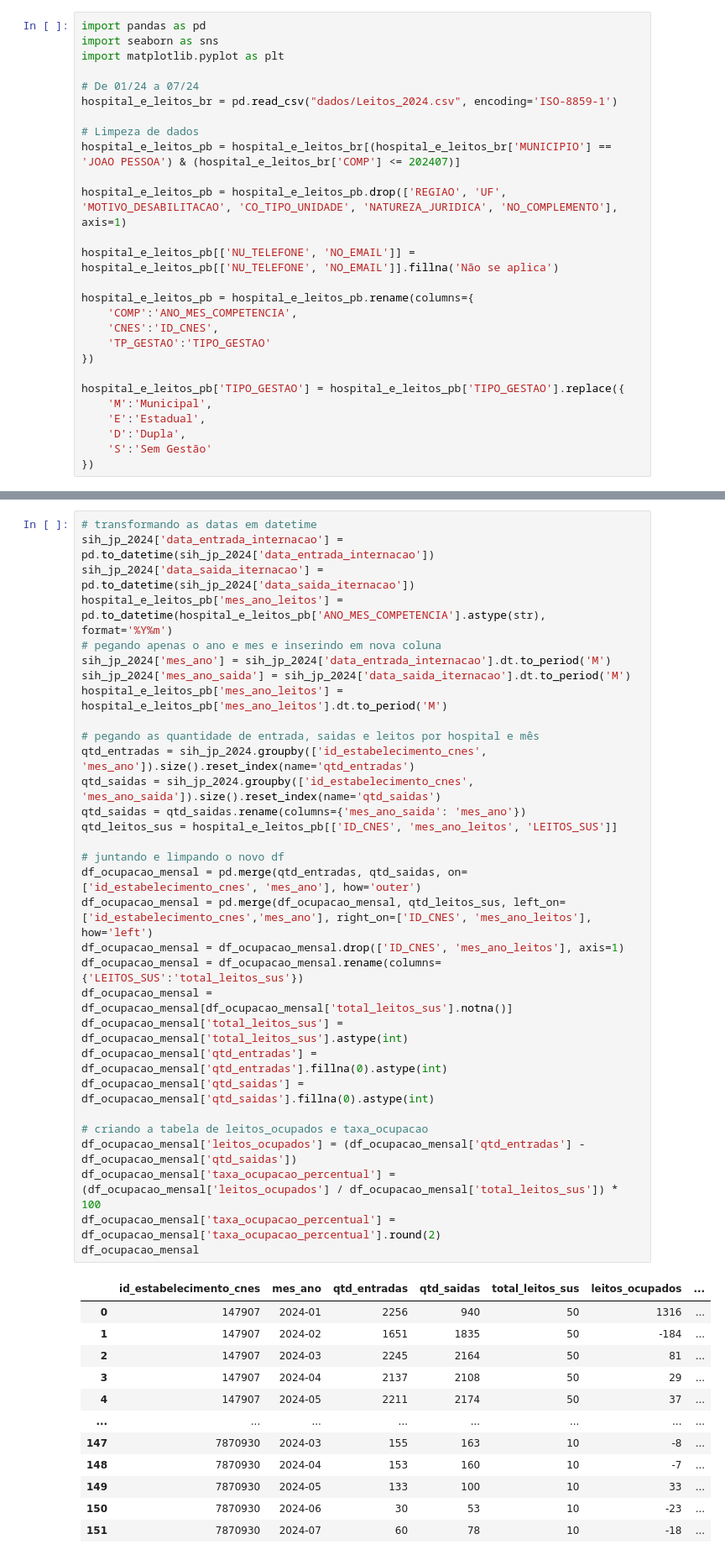
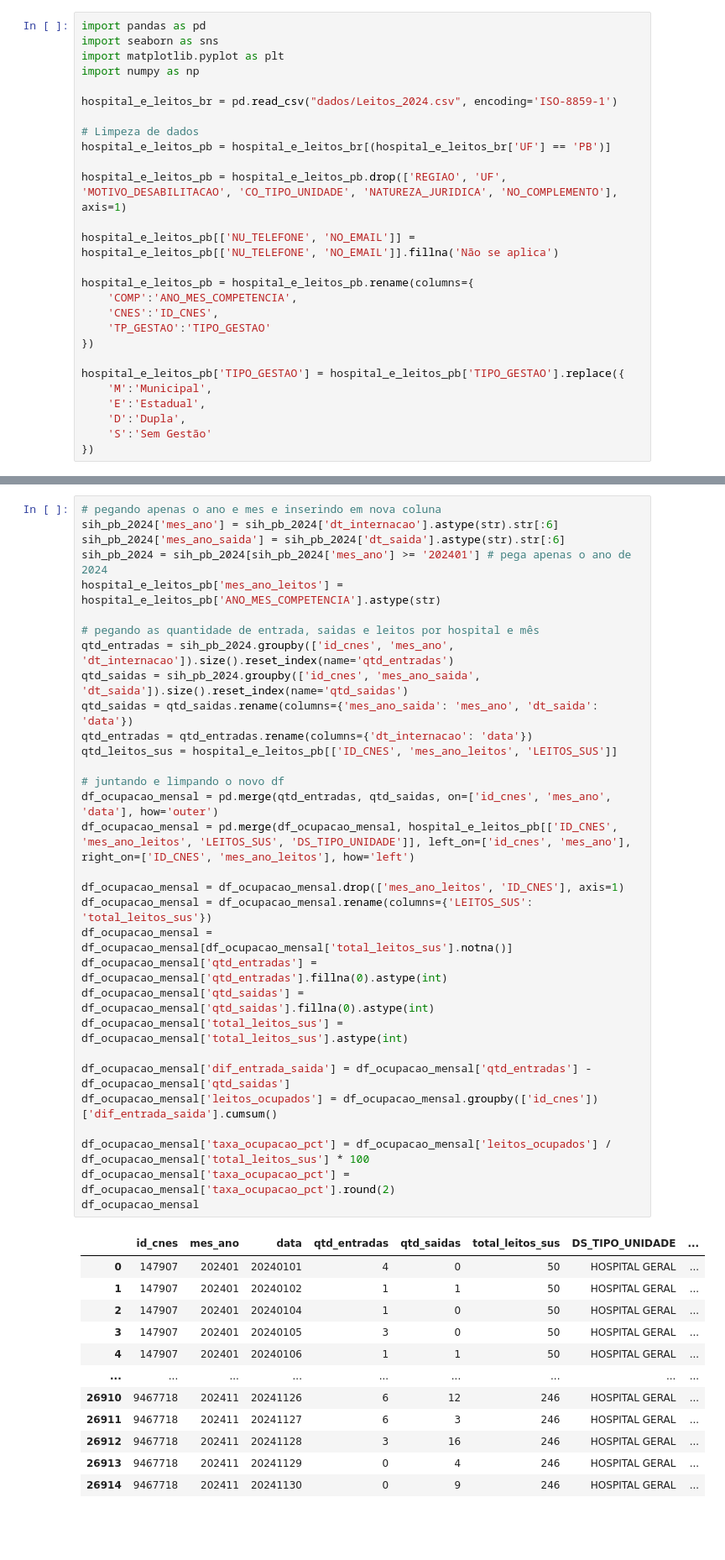
Before and after one commit to ceciliapaiva/analise-superlotacao-hospitais-pb, a Jupyter notebook: relatorio.ipynb, the cells around one changed output, grey strips where cells are left out. Shown at 84% size. Cells and saved outputs as stored; diff of their text form; blank space fills up the shorter version.

```diff
--- a/relatorio.ipynb
+++ b/relatorio.ipynb
@@ -5,12 +5,12 @@ Fonte: OpenDataSUS
 import pandas as pd
 import seaborn as sns
 import matplotlib.pyplot as plt
+import numpy as np
 
-# De 01/24 a 07/24
 hospital_e_leitos_br = pd.read_csv("dados/Leitos_2024.csv", encoding='ISO-8859-1')
 
 # Limpeza de dados
-hospital_e_leitos_pb = hospital_e_leitos_br[(hospital_e_leitos_br['MUNICIPIO'] == 'JOAO PESSOA') & (hospital_e_leitos_br['COMP'] <= 202407)]
+hospital_e_leitos_pb = hospital_e_leitos_br[(hospital_e_leitos_br['UF'] == 'PB')]
 
 hospital_e_leitos_pb = hospital_e_leitos_pb.drop(['REGIAO', 'UF', 'MOTIVO_DESABILITACAO', 'CO_TIPO_UNIDADE', 'NATUREZA_JURIDICA', 'NO_COMPLEMENTO'], axis=1)
 
@@ -43,46 +69,46 @@ sih_jp_2024[['id_cid_principal', 'id_cid_principal_subcategoria']] = sih_jp_2024
 ### DataFrame com o fluxo de internações e capacidade em leitos do SUS
 Os dados são de janeiro até julho de 2024
 # %%
-# transformando as datas em datetime
-sih_jp_2024['data_entrada_internacao'] = pd.to_datetime(sih_jp_2024['data_entrada_internacao'])
-sih_jp_2024['data_saida_iternacao'] = pd.to_datetime(sih_jp_2024['data_saida_iternacao'])
-hospital_e_leitos_pb['mes_ano_leitos'] = pd.to_datetime(hospital_e_leitos_pb['ANO_MES_COMPETENCIA'].astype(str), format='%Y%m')
 # pegando apenas o ano e mes e inserindo em nova coluna
-sih_jp_2024['mes_ano'] = sih_jp_2024['data_entrada_internacao'].dt.to_period('M')
-sih_jp_2024['mes_ano_saida'] = sih_jp_2024['data_saida_iternacao'].dt.to_period('M')
-hospital_e_leitos_pb['mes_ano_leitos'] = hospital_e_leitos_pb['mes_ano_leitos'].dt.to_period('M')
+sih_pb_2024['mes_ano'] = sih_pb_2024['dt_internacao'].astype(str).str[:6]
+sih_pb_2024['mes_ano_saida'] = sih_pb_2024['dt_saida'].astype(str).str[:6]
+sih_pb_2024 = sih_pb_2024[sih_pb_2024['mes_ano'] >= '202401'] # pega apenas o ano de 2024
+hospital_e_leitos_pb['mes_ano_leitos'] = hospital_e_leitos_pb['ANO_MES_COMPETENCIA'].astype(str)
 
 # pegando as quantidade de entrada, saidas e leitos por hospital e mês
-qtd_entradas = sih_jp_2024.groupby(['id_estabelecimento_cnes', 'mes_ano']).size().reset_index(name='qtd_entradas')
-qtd_saidas = sih_jp_2024.groupby(['id_estabelecimento_cnes', 'mes_ano_saida']).size().reset_index(name='qtd_saidas')
-qtd_saidas = qtd_saidas.rename(columns={'mes_ano_saida': 'mes_ano'})
+qtd_entradas = sih_pb_2024.groupby(['id_cnes', 'mes_ano', 'dt_internacao']).size().reset_index(name='qtd_entradas')
+qtd_saidas = sih_pb_2024.groupby(['id_cnes', 'mes_ano_saida', 'dt_saida']).size().reset_index(name='qtd_saidas')
+qtd_saidas = qtd_saidas.rename(columns={'mes_ano_saida': 'mes_ano', 'dt_saida': 'data'})
+qtd_entradas = qtd_entradas.rename(columns={'dt_internacao': 'data'})
 qtd_leitos_sus = hospital_e_leitos_pb[['ID_CNES', 'mes_ano_leitos', 'LEITOS_SUS']]
 
 # juntando e limpando o novo df
-df_ocupacao_mensal = pd.merge(qtd_entradas, qtd_saidas, on=['id_estabelecimento_cnes', 'mes_ano'], how='outer')
-df_ocupacao_mensal = pd.merge(df_ocupacao_mensal, qtd_leitos_sus, left_on=['id_estabelecimento_cnes','mes_ano'], right_on=['ID_CNES', 'mes_ano_leitos'], how='left')
-df_ocupacao_mensal = df_ocupacao_mensal.drop(['ID_CNES', 'mes_ano_leitos'], axis=1)
-df_ocupacao_mensal = df_ocupacao_mensal.rename(columns= {'LEITOS_SUS':'total_leitos_sus'})
+df_ocupacao_mensal = pd.merge(qtd_entradas, qtd_saidas, on=['id_cnes', 'mes_ano', 'data'], how='outer')
+df_ocupacao_mensal = pd.merge(df_ocupacao_mensal, hospital_e_leitos_pb[['ID_CNES', 'mes_ano_leitos', 'LEITOS_SUS', 'DS_TIPO_UNIDADE']], left_on=['id_cnes', 'mes_ano'], right_on=['ID_CNES', 'mes_ano_leitos'], how='left')
+
+df_ocupacao_mensal = df_ocupacao_mensal.drop(['mes_ano_leitos', 'ID_CNES'], axis=1)
+df_ocupacao_mensal = df_ocupacao_mensal.rename(columns={'LEITOS_SUS': 'total_leitos_sus'})
 df_ocupacao_mensal = df_ocupacao_mensal[df_ocupacao_mensal['total_leitos_sus'].notna()]
-df_ocupacao_mensal['total_leitos_sus'] = df_ocupacao_mensal['total_leitos_sus'].astype(int)
 df_ocupacao_mensal['qtd_entradas'] = df_ocupacao_mensal['qtd_entradas'].fillna(0).astype(int)
 df_ocupacao_mensal['qtd_saidas'] = df_ocupacao_mensal['qtd_saidas'].fillna(0).astype(int)
+df_ocupacao_mensal['total_leitos_sus'] = df_ocupacao_mensal['total_leitos_sus'].astype(int)
 
-# criando a tabela de leitos_ocupados e taxa_ocupacao
-df_ocupacao_mensal['leitos_ocupados'] = (df_ocupacao_mensal['qtd_entradas'] - df_ocupacao_mensal['qtd_saidas'])
-df_ocupacao_mensal['taxa_ocupacao_percentual'] = (df_ocupacao_mensal['leitos_ocupados'] / df_ocupacao_mensal['total_leitos_sus']) * 100
-df_ocupacao_mensal['taxa_ocupacao_percentual'] = df_ocupacao_mensal['taxa_ocupacao_percentual'].round(2)
+df_ocupacao_mensal['dif_entrada_saida'] = df_ocupacao_mensal['qtd_entradas'] - df_ocupacao_mensal['qtd_saidas']
+df_ocupacao_mensal['leitos_ocupados'] = df_ocupacao_mensal.groupby(['id_cnes'])['dif_entrada_saida'].cumsum()
+
+df_ocupacao_mensal['taxa_ocupacao_pct'] = df_ocupacao_mensal['leitos_ocupados'] / df_ocupacao_mensal['total_leitos_sus'] * 100
+df_ocupacao_mensal['taxa_ocupacao_pct'] = df_ocupacao_mensal['taxa_ocupacao_pct'].round(2)
 df_ocupacao_mensal
 # %% [output]
-|  | id_estabelecimento_cnes | mes_ano | qtd_entradas | qtd_saidas | total_leitos_sus | leitos_ocupados | ... |
-| 0 | 147907 | 2024-01 | 2256 | 940 | 50 | 1316 | ... |
-| 1 | 147907 | 2024-02 | 1651 | 1835 | 50 | -184 | ... |
-| 2 | 147907 | 2024-03 | 2245 | 2164 | 50 | 81 | ... |
-| 3 | 147907 | 2024-04 | 2137 | 2108 | 50 | 29 | ... |
-| 4 | 147907 | 2024-05 | 2211 | 2174 | 50 | 37 | ... |
-| ... | ... | ... | ... | ... | ... | ... | ... |
-| 147 | 7870930 | 2024-03 | 155 | 163 | 10 | -8 | ... |
-| 148 | 7870930 | 2024-04 | 153 | 160 | 10 | -7 | ... |
-| 149 | 7870930 | 2024-05 | 133 | 100 | 10 | 33 | ... |
-| 150 | 7870930 | 2024-06 | 30 | 53 | 10 | -23 | ... |
-| 151 | 7870930 | 2024-07 | 60 | 78 | 10 | -18 | ... |
+|  | id_cnes | mes_ano | data | qtd_entradas | qtd_saidas | total_leitos_sus | DS_TIPO_UNIDADE | ... |
+| 0 | 147907 | 202401 | 20240101 | 4 | 0 | 50 | HOSPITAL GERAL | ... |
+| 1 | 147907 | 202401 | 20240102 | 1 | 1 | 50 | HOSPITAL GERAL | ... |
+| 2 | 147907 | 202401 | 20240104 | 1 | 0 | 50 | HOSPITAL GERAL | ... |
+| 3 | 147907 | 202401 | 20240105 | 3 | 0 | 50 | HOSPITAL GERAL | ... |
+| 4 | 147907 | 202401 | 20240106 | 1 | 1 | 50 | HOSPITAL GERAL | ... |
+| ... | ... | ... | ... | ... | ... | ... | ... | ... |
+| 26910 | 9467718 | 202411 | 20241126 | 6 | 12 | 246 | HOSPITAL GERAL | ... |
+| 26911 | 9467718 | 202411 | 20241127 | 6 | 3 | 246 | HOSPITAL GERAL | ... |
+| 26912 | 9467718 | 202411 | 20241128 | 3 | 16 | 246 | HOSPITAL GERAL | ... |
+| 26913 | 9467718 | 202411 | 20241129 | 0 | 4 | 246 | HOSPITAL GERAL | ... |
+| 26914 | 9467718 | 202411 | 20241130 | 0 | 9 | 246 | HOSPITAL GERAL | ... |
```
Also changed, not shown: parts of 8 cells of this notebook, 1 other file.
